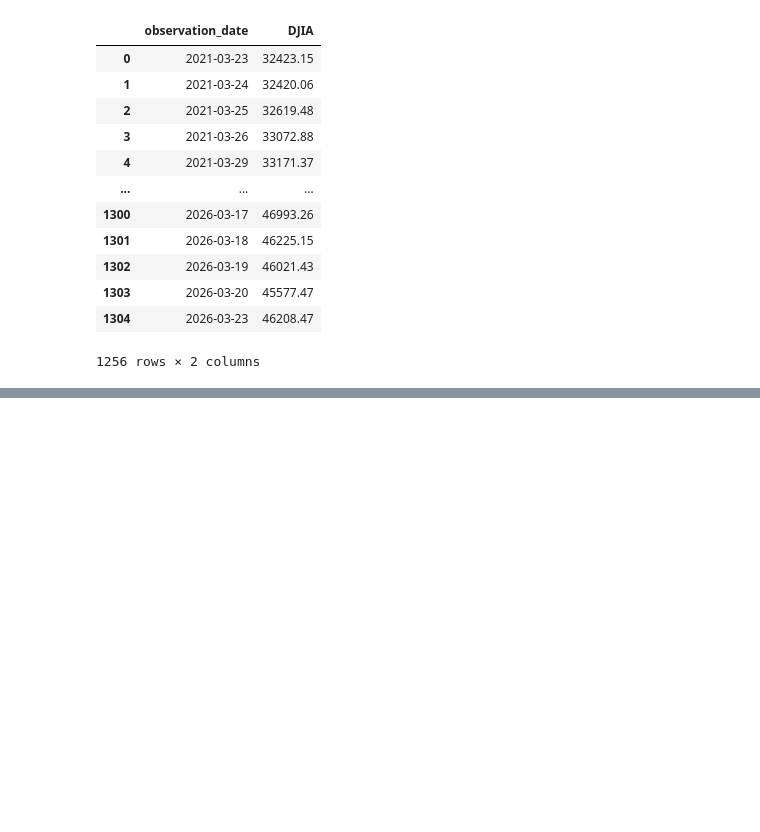
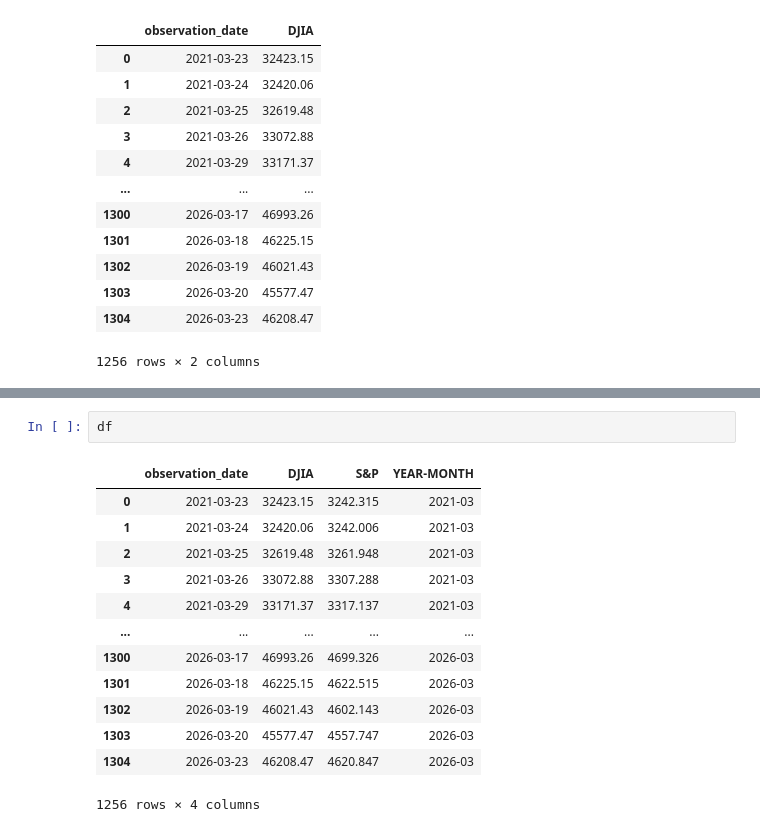
Before and after one commit to carlos1soler/data_analysis, a Jupyter notebook: DowJonesAnalysis.ipynb, the cells around one changed output, grey strips where cells are left out. Drawn from its saved outputs; the diff is of its cells as text; blank space fills up the shorter version.

```diff
--- a/DowJonesAnalysis.ipynb
+++ b/DowJonesAnalysis.ipynb
@@ -75,0 +216,16 @@ df
+# %%
+df
+# %% [output]
+|  | observation_date | DJIA | S&P | YEAR-MONTH |
+| 0 | 2021-03-23 | 32423.15 | 3242.315 | 2021-03 |
+| 1 | 2021-03-24 | 32420.06 | 3242.006 | 2021-03 |
+| 2 | 2021-03-25 | 32619.48 | 3261.948 | 2021-03 |
+| 3 | 2021-03-26 | 33072.88 | 3307.288 | 2021-03 |
+| 4 | 2021-03-29 | 33171.37 | 3317.137 | 2021-03 |
+| ... | ... | ... | ... | ... |
+| 1300 | 2026-03-17 | 46993.26 | 4699.326 | 2026-03 |
+| 1301 | 2026-03-18 | 46225.15 | 4622.515 | 2026-03 |
+| 1302 | 2026-03-19 | 46021.43 | 4602.143 | 2026-03 |
+| 1303 | 2026-03-20 | 45577.47 | 4557.747 | 2026-03 |
+| 1304 | 2026-03-23 | 46208.47 | 4620.847 | 2026-03 |
+1256 rows × 4 columns
```
Also changed, not shown: parts of 14 cells of this notebook.
